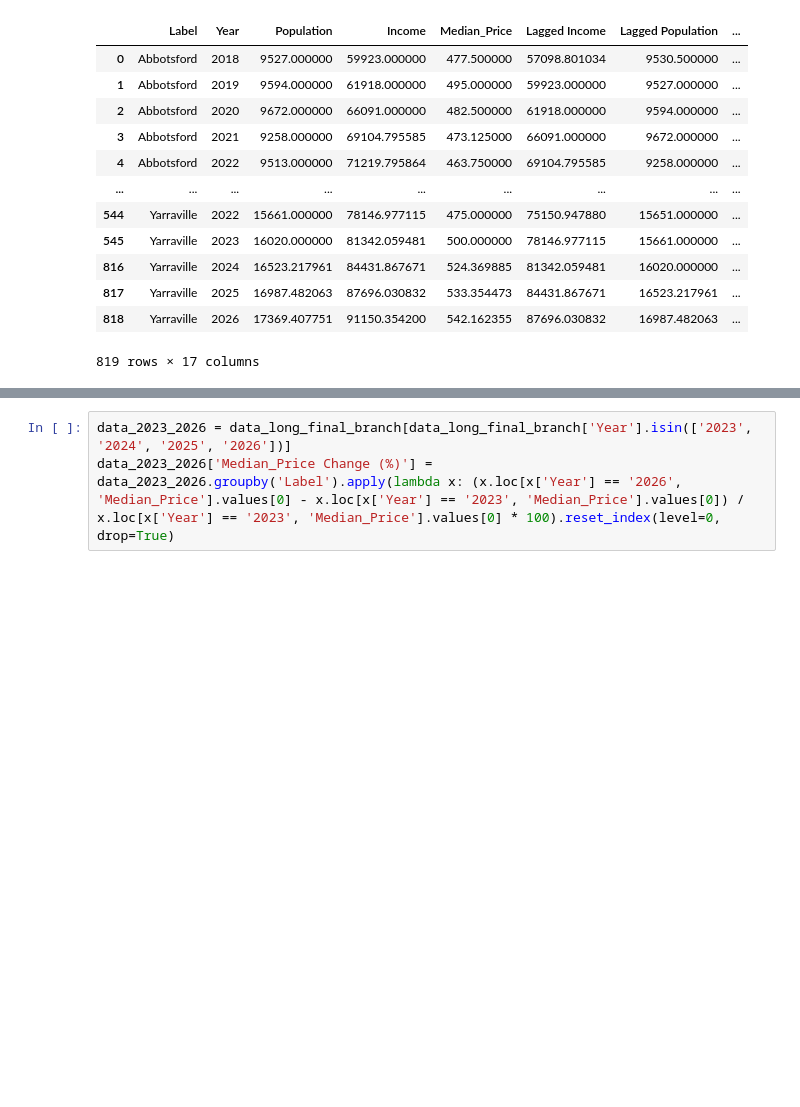
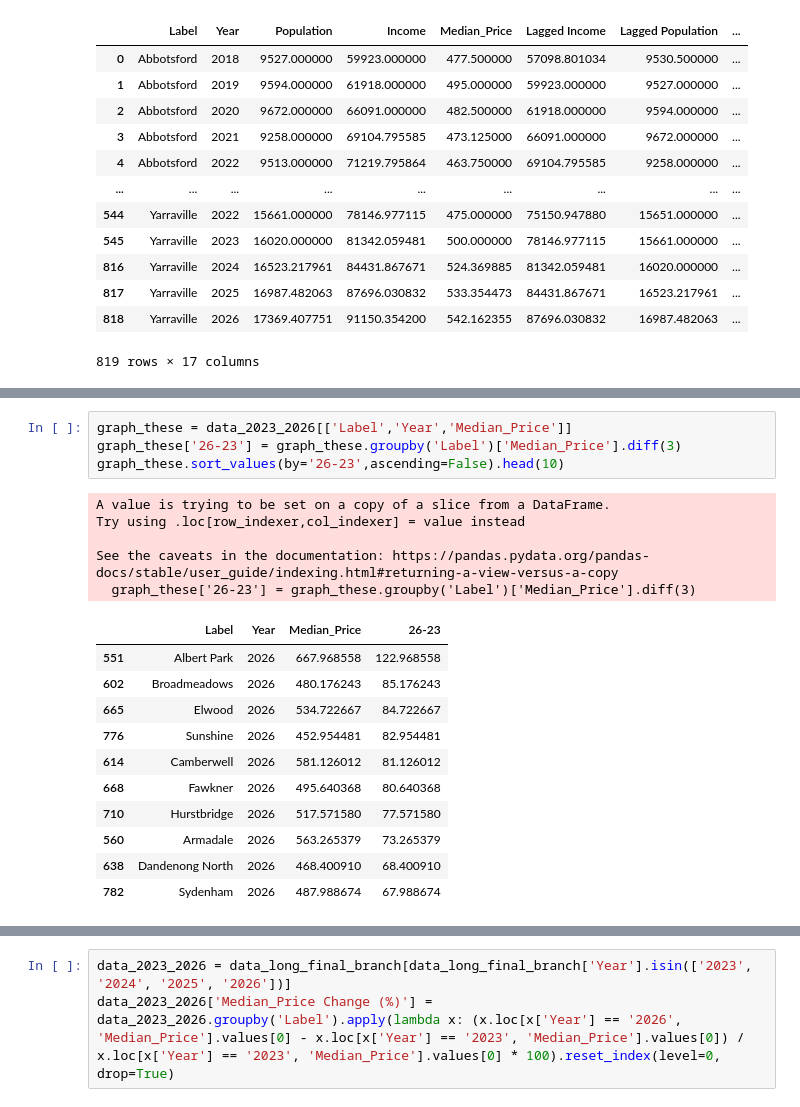
Before and after one commit to MAST30034-AppliedDataScience/project-2-group-real-estate-hexosergeantchelelebratebonitz, a Jupyter notebook: notebooks/Can/Modelling.ipynb, the cells around one changed output, grey strips where cells are left out. Saved outputs shown, nothing was run; the diff lists cells and outputs as text; blank space fills up the shorter version.

```diff
--- a/notebooks/Can/Modelling.ipynb
+++ b/notebooks/Can/Modelling.ipynb
@@ -687,0 +717,21 @@ median_price_change
+# %%
+graph_these = data_2023_2026[['Label','Year','Median_Price']]
+graph_these['26-23'] = graph_these.groupby('Label')['Median_Price'].diff(3)
+graph_these.sort_values(by='26-23',ascending=False).head(10)
+# %% [output]
+A value is trying to be set on a copy of a slice from a DataFrame.
+Try using .loc[row_indexer,col_indexer] = value instead
+
+See the caveats in the documentation: https://pandas.pydata.org/pandas-docs/stable/user_guide/indexing.html#returning-a-view-versus-a-copy
+  graph_these['26-23'] = graph_these.groupby('Label')['Median_Price'].diff(3)
+|  | Label | Year | Median_Price | 26-23 |
+| 551 | Albert Park | 2026 | 667.968558 | 122.968558 |
+| 602 | Broadmeadows | 2026 | 480.176243 | 85.176243 |
+| 665 | Elwood | 2026 | 534.722667 | 84.722667 |
+| 776 | Sunshine | 2026 | 452.954481 | 82.954481 |
+| 614 | Camberwell | 2026 | 581.126012 | 81.126012 |
+| 668 | Fawkner | 2026 | 495.640368 | 80.640368 |
+| 710 | Hurstbridge | 2026 | 517.571580 | 77.571580 |
+| 560 | Armadale | 2026 | 563.265379 | 73.265379 |
+| 638 | Dandenong North | 2026 | 468.400910 | 68.400910 |
+| 782 | Sydenham | 2026 | 487.988674 | 67.988674 |
```
Also changed, not shown: parts of 9 cells of this notebook.
